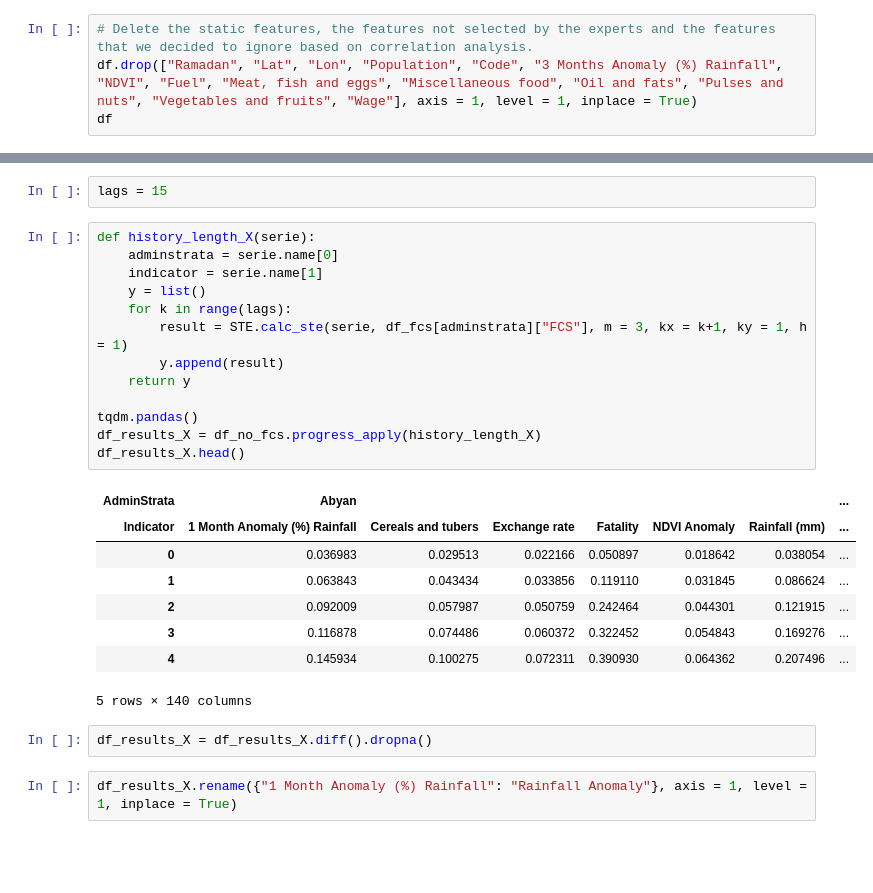
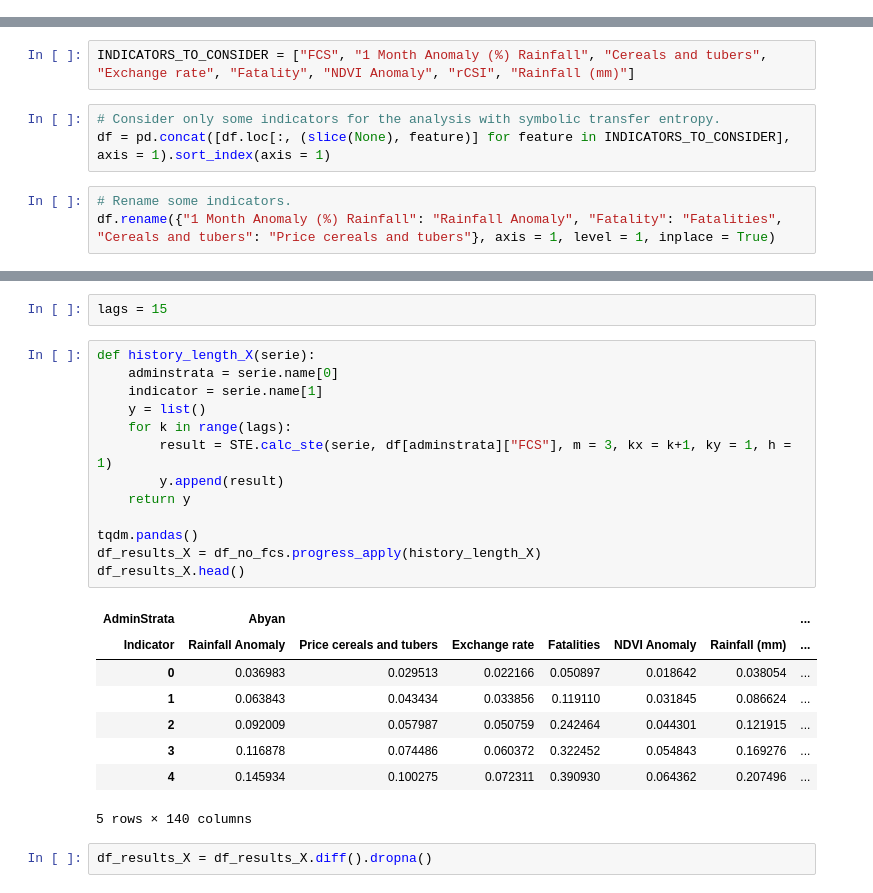
Before and after one commit to pietro-foini/ISI-WFP, a Jupyter notebook: project/Symbolic Transfer Entropy/Causality - Symbolic Transfer Entropy .ipynb, the cells around one changed output, grey strips where cells are left out. Cells and saved outputs as stored; diff of their text form; blank space fills up the shorter version.

```diff
--- a/project/Symbolic Transfer Entropy/Causality - Symbolic Transfer Entropy .ipynb
+++ b/project/Symbolic Transfer Entropy/Causality - Symbolic Transfer Entropy .ipynb
@@ -41,7 +19,3 @@ df.index.name = "Datetime"
 df.index = pd.to_datetime(df.index)
 freq = "D"
 df.index.freq = freq
-# %%
-# Delete the static features, the features not selected by the experts and the features that we decided to ignore based on correlation analysis.
-df.drop(["Ramadan", "Lat", "Lon", "Population", "Code", "3 Months Anomaly (%) Rainfall", "NDVI", "Fuel", "Meat, fish and eggs", "Miscellaneous food", "Oil and fats", "Pulses and nuts", "Vegetables and fruits", "Wage"], axis = 1, level = 1, inplace = True)
-df
@@ -64,3 +22,11 @@ df
+# %%
+INDICATORS_TO_CONSIDER = ["FCS", "1 Month Anomaly (%) Rainfall", "Cereals and tubers", "Exchange rate", "Fatality", "NDVI Anomaly", "rCSI", "Rainfall (mm)"]
+# %%
+# Consider only some indicators for the analysis with symbolic transfer entropy.
+df = pd.concat([df.loc[:, (slice(None), feature)] for feature in INDICATORS_TO_CONSIDER], axis = 1).sort_index(axis = 1)
+# %%
+# Rename some indicators.
+df.rename({"1 Month Anomaly (%) Rainfall": "Rainfall Anomaly", "Fatality": "Fatalities", "Cereals and tubers": "Price cereals and tubers"}, axis = 1, level = 1, inplace = True)
 # %%
 PROVINCES = df.columns.get_level_values(0).unique()
 PROVINCES
@@ -158,19 +197,19 @@ lags = 15
 # %%
 def history_length_X(serie):
     adminstrata = serie.name[0]
     indicator = serie.name[1]
     y = list()
     for k in range(lags):
-        result = STE.calc_ste(serie, df_fcs[adminstrata]["FCS"], m = 3, kx = k+1, ky = 1, h = 1)
+        result = STE.calc_ste(serie, df[adminstrata]["FCS"], m = 3, kx = k+1, ky = 1, h = 1)
         y.append(result)
     return y
 
 tqdm.pandas()
 df_results_X = df_no_fcs.progress_apply(history_length_X)
 df_results_X.head()
 # %% [output]
 | AdminStrata | Abyan |  |  |  |  |  | ... |
-| Indicator | 1 Month Anomaly (%) Rainfall | Cereals and tubers | Exchange rate | Fatality | NDVI Anomaly | Rainfall (mm) | ... |
+| Indicator | Rainfall Anomaly | Price cereals and tubers | Exchange rate | Fatalities | NDVI Anomaly | Rainfall (mm) | ... |
 | 0 | 0.036983 | 0.029513 | 0.022166 | 0.050897 | 0.018642 | 0.038054 | ... |
 | 1 | 0.063843 | 0.043434 | 0.033856 | 0.119110 | 0.031845 | 0.086624 | ... |
 | 2 | 0.092009 | 0.057987 | 0.050759 | 0.242464 | 0.044301 | 0.121915 | ... |
@@ -179,8 +218,6 @@ df_results_X.head()
 5 rows × 140 columns
 # %%
 df_results_X = df_results_X.diff().dropna()
-# %%
-df_results_X.rename({"1 Month Anomaly (%) Rainfall": "Rainfall Anomaly"}, axis = 1, level = 1, inplace = True)
 # %%
 with plt.style.context("default"):
     # Define the subplot figure.
```
Also changed, not shown: parts of 33 cells of this notebook, 6 other files.
